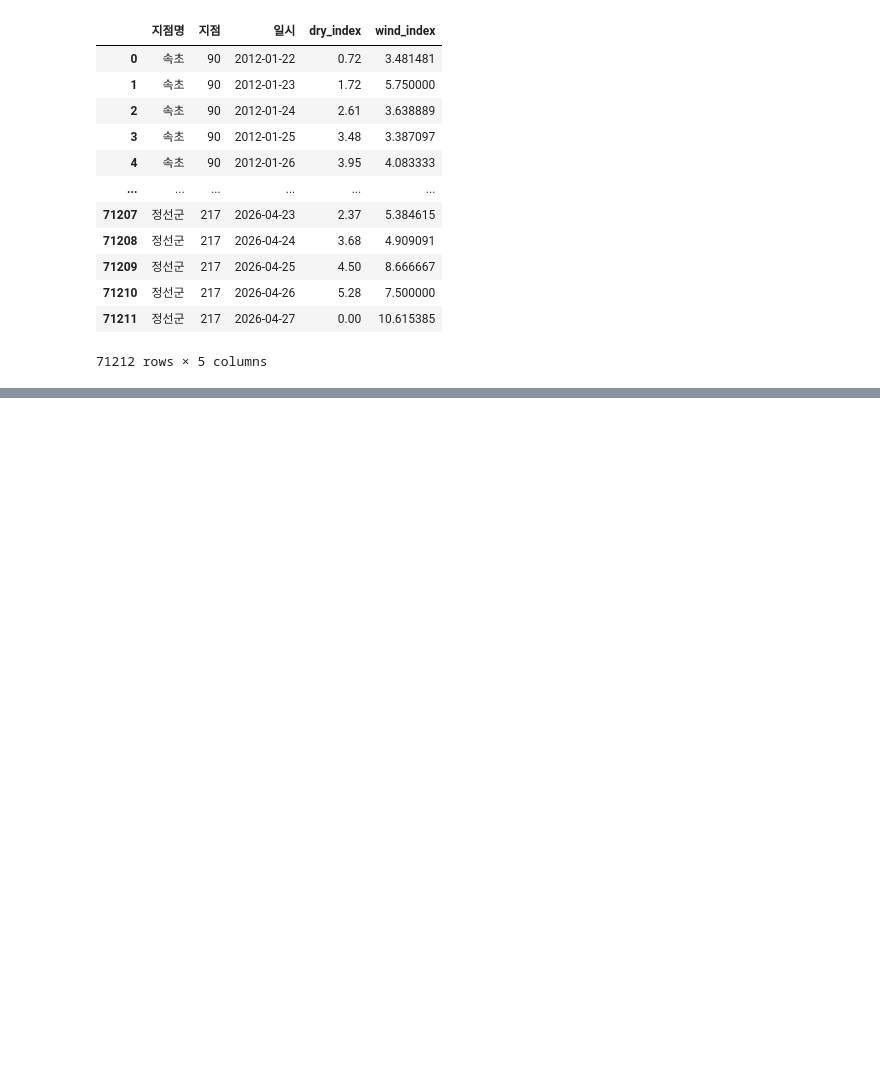
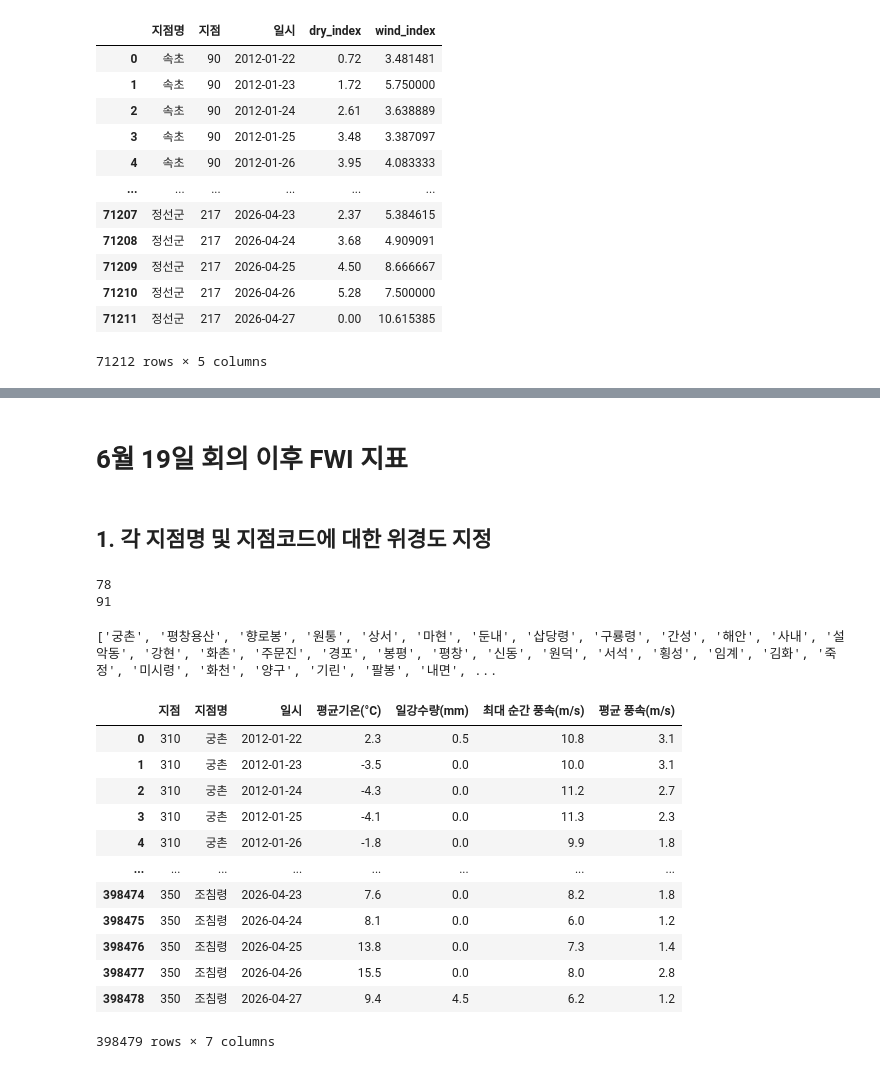
Before and after one commit to JangYunwoo/weather_DA, a Jupyter notebook: 날씨데이터_장윤우.ipynb, the cells around one changed output, grey strips where cells are left out. Saved outputs shown, nothing was run; the diff lists cells and outputs as text; code cells hidden in the pictures; blank space fills up the shorter version.

```diff
--- a/날씨데이터_장윤우.ipynb
+++ b/날씨데이터_장윤우.ipynb
@@ -577,0 +549,57 @@ weather_df[["지점명", "지점", "일시", "dry_index", "wind_index"]]
+# %% [markdown]
+# 6월 19일 회의 이후 FWI 지표
+# %% [markdown]
+## 1. 각 지점명 및 지점코드에 대한 위경도 지정
+# %%
+AWS_to2020_df = pd.read_csv("AWS_to2020.csv", encoding="cp949")
+AWS_to2026_df = pd.read_csv("AWS_to2026.csv", encoding="cp949")
+# %%
+print(AWS_to2020_df["지점명"].nunique())
+print(AWS_to2026_df["지점명"].nunique())
+# 각 연도에서 지점명의 수가 차이가 나고있음
+# %% [output]
+78
+91
+# %%
+AWS_station_order = pd.concat([
+    AWS_to2020_df["지점명"],
+    AWS_to2026_df["지점명"]
+]).drop_duplicates().tolist()
+print(AWS_station_order)
+# %% [output]
+['궁촌', '평창용산', '향로봉', '원통', '상서', '마현', '둔내', '삽당령', '구룡령', '간성', '해안', '사내', '설악동', '강현', '화촌', '주문진', '경포', '봉평', '평창', '신동', '원덕', '서석', '횡성', '임계', '김화', '죽정', '미시령', '화천', '양구', '기린', '팔봉', '내면', ...
+# %%
+# 두 파일 데이터 합쳐서 재정렬
+AWS_df = pd.concat(
+    [AWS_to2020_df, AWS_to2026_df],
+    ignore_index=True
+)
+
+AWS_df["지점명"] = pd.Categorical(
+    AWS_df["지점명"],
+    categories=AWS_station_order,
+    ordered=True
+)
+
+AWS_df["일시"] = pd.to_datetime(AWS_df["일시"])
+
+AWS_df = AWS_df.sort_values(
+    by=["지점명", "일시"],
+    ascending=[True, True]
+).reset_index(drop=True)
+
+AWS_df
+# %% [output]
+|  | 지점 | 지점명 | 일시 | 평균기온(°C) | 일강수량(mm) | 최대 순간 풍속(m/s) | 평균 풍속(m/s) |
+| 0 | 310 | 궁촌 | 2012-01-22 | 2.3 | 0.5 | 10.8 | 3.1 |
+| 1 | 310 | 궁촌 | 2012-01-23 | -3.5 | 0.0 | 10.0 | 3.1 |
+| 2 | 310 | 궁촌 | 2012-01-24 | -4.3 | 0.0 | 11.2 | 2.7 |
+| 3 | 310 | 궁촌 | 2012-01-25 | -4.1 | 0.0 | 11.3 | 2.3 |
+| 4 | 310 | 궁촌 | 2012-01-26 | -1.8 | 0.0 | 9.9 | 1.8 |
+| ... | ... | ... | ... | ... | ... | ... | ... |
+| 398474 | 350 | 조침령 | 2026-04-23 | 7.6 | 0.0 | 8.2 | 1.8 |
+| 398475 | 350 | 조침령 | 2026-04-24 | 8.1 | 0.0 | 6.0 | 1.2 |
+| 398476 | 350 | 조침령 | 2026-04-25 | 13.8 | 0.0 | 7.3 | 1.4 |
+| 398477 | 350 | 조침령 | 2026-04-26 | 15.5 | 0.0 | 8.0 | 2.8 |
+| 398478 | 350 | 조침령 | 2026-04-27 | 9.4 | 4.5 | 6.2 | 1.2 |
+398479 rows × 7 columns
```
Also changed, not shown: parts of 40 cells of this notebook, 9 other files.
